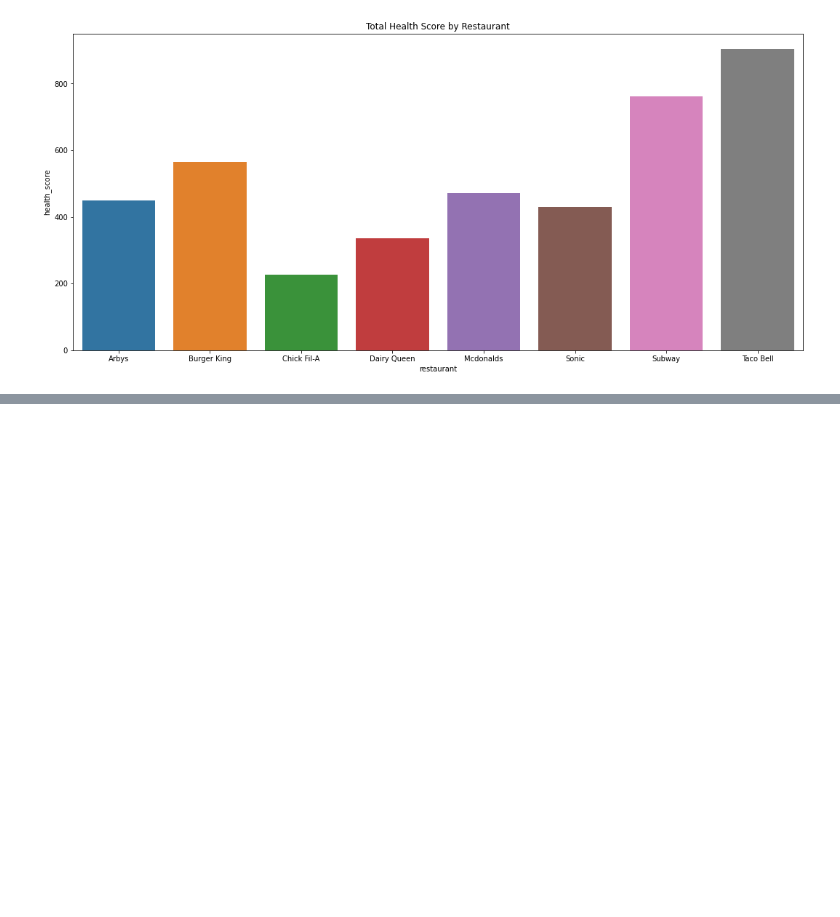
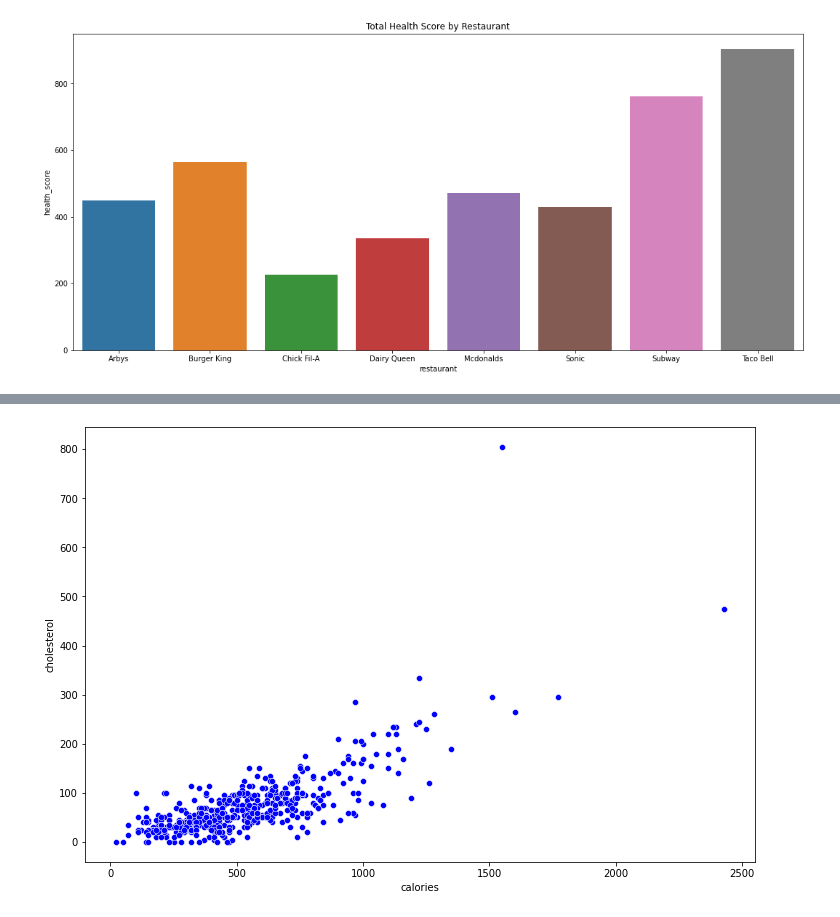
Before and after one commit to joshthyng777/fast_food_analysis, a Jupyter notebook: fastfood_analysis.ipynb, the cells around one changed output, grey strips where cells are left out. Saved outputs shown, nothing was run; the diff lists cells and outputs as text; code cells hidden in the pictures; blank space fills up the shorter version.

```diff
--- a/fastfood_analysis.ipynb
+++ b/fastfood_analysis.ipynb
@@ -238,0 +256,6 @@ plt.show()
+# %%
+plt.figure(figsize=(12, 8))
+sns.scatterplot(x='calories', y='cholesterol', data=df,color='blue')
+plt.show()
+# %% [output]
+[figure, added]
```
Also changed, not shown: parts of 10 cells of this notebook.
